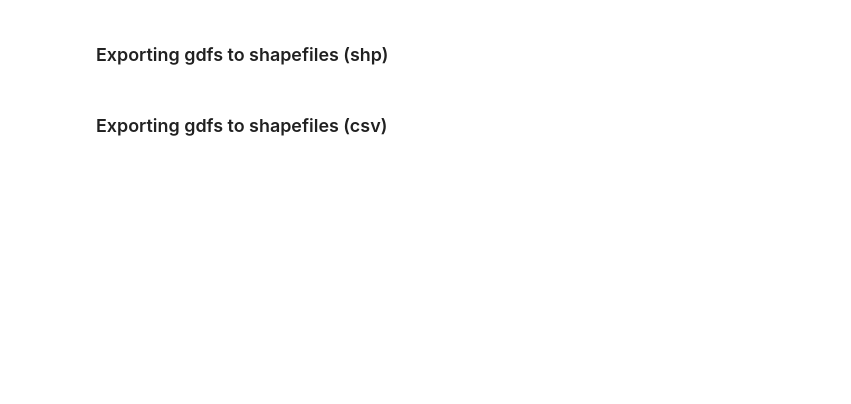
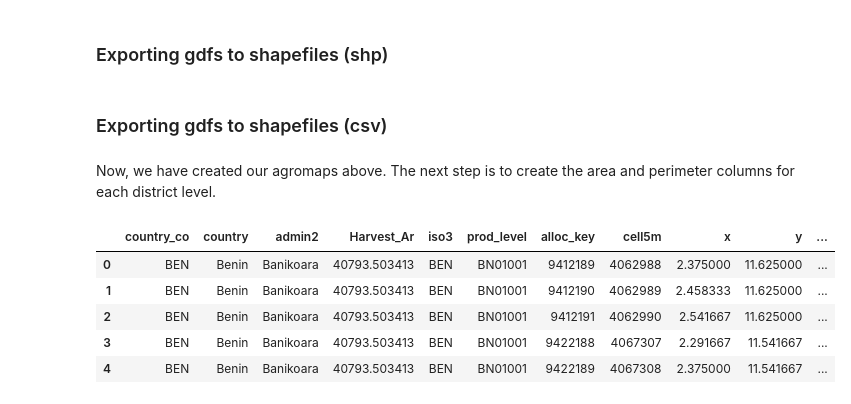
Before and after one commit to oluchee/agrodem, a Jupyter notebook: agrodem_preprocessing/Downscaling/Downscaling_prepping/Downscaling_Preprocessing.ipynb, the cells around one changed output. Cells and saved outputs as stored; diff of their text form; code cells hidden in the pictures; blank space fills up the shorter version.

Commit message:
updated downscaling and flat JN

```diff
--- a/agrodem_preprocessing/Downscaling/Downscaling_prepping/Downscaling_Preprocessing.ipynb
+++ b/agrodem_preprocessing/Downscaling/Downscaling_prepping/Downscaling_Preprocessing.ipynb
@@ -665,3 +664,19 @@ admin_2_maize_gdf.to_csv(os.path.join(path,"{c}.csv".format(c="Ben_Maize_2018_ad
 
 #Rice paddy
 #admin_2_cotton_gdf.to_csv(os.path.join(path,"{c}.csv".format(c="Ben_cotton_2018_admin2")))
+# %% [markdown]
+Now, we have created our agromaps above. The next step is to create the area and perimeter columns for each district level.
+# %%
+#import admin boundaries
+admin=gpd.read_file(r"C:\Oluchi\Benin\Admin_boundaries_modified\Admin_boundaries_modified\ben_admn_boundaries_modified.shp")
+
+agro=gpd.read_file(r"C:\Benin\agrodem_preprocessing\Downscaling\Output_Data\Crop_Maps\Ben_Maize_2018_admin2.shp")
+# %%
+agro.head()
+# %% [output]
+|  | country_co | country | admin2 | Harvest_Ar | iso3 | prod_level | alloc_key | cell5m | x | y | ... |
+| 0 | BEN | Benin | Banikoara | 40793.503413 | BEN | BN01001 | 9412189 | 4062988 | 2.375000 | 11.625000 | ... |
+| 1 | BEN | Benin | Banikoara | 40793.503413 | BEN | BN01001 | 9412190 | 4062989 | 2.458333 | 11.625000 | ... |
+| 2 | BEN | Benin | Banikoara | 40793.503413 | BEN | BN01001 | 9412191 | 4062990 | 2.541667 | 11.625000 | ... |
+| 3 | BEN | Benin | Banikoara | 40793.503413 | BEN | BN01001 | 9422188 | 4067307 | 2.291667 | 11.541667 | ... |
+| 4 | BEN | Benin | Banikoara | 40793.503413 | BEN | BN01001 | 9422189 | 4067308 | 2.375000 | 11.541667 | ... |
```
Also changed, not shown: parts of 12 cells of this notebook, 2 other files.
